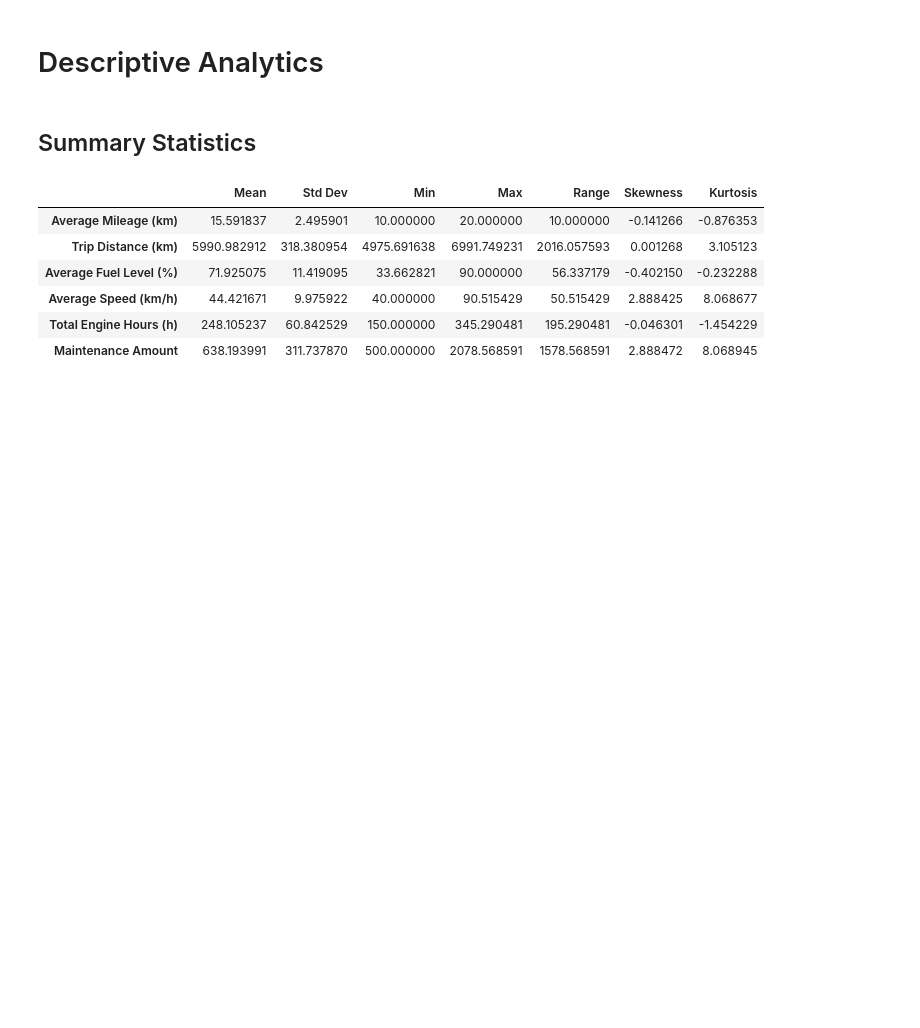
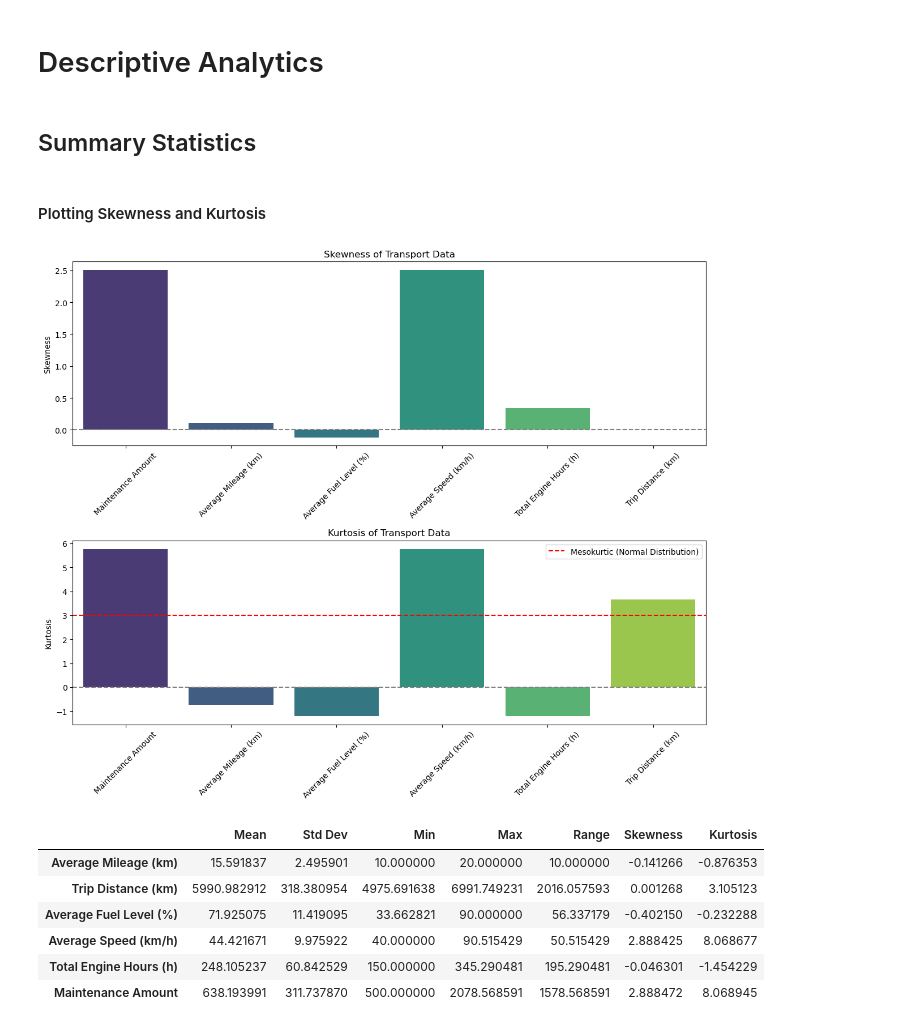
Before and after one commit to sulekhaaloorravi/Time-Series, a Jupyter notebook: maintenancecost_prediction_model.ipynb, the cells around one changed output. Saved outputs shown, nothing was run; the diff lists cells and outputs as text; code cells hidden in the pictures; blank space fills up the shorter version.

```diff
--- a/maintenancecost_prediction_model.ipynb
+++ b/maintenancecost_prediction_model.ipynb
@@ -122,0 +121,23 @@ kurtosis = pd.DataFrame(kurtosis, columns=['Kurtosis'])
+# %% [markdown]
+#### Plotting Skewness and Kurtosis
+# %%
+fig, axes = plt.subplots(2, 1, figsize=(12, 10))
+
+sns.barplot(x=skewness.index, y=skewness.values, ax=axes[0], palette="viridis")
+axes[0].axhline(0, color='gray', linestyle='--')
+axes[0].set_title('Skewness of Transport Data')
+axes[0].set_ylabel('Skewness')
+axes[0].set_xticklabels(skewness.index, rotation=45)
+
+sns.barplot(x=kurtosis.index, y=kurtosis.values, ax=axes[1], palette="viridis")
+axes[1].axhline(3, color='red', linestyle='--', label='Mesokurtic (Normal Distribution)')
+axes[1].axhline(0, color='gray', linestyle='--')
+axes[1].set_title('Kurtosis of Transport Data')
+axes[1].set_ylabel('Kurtosis')
+axes[1].set_xticklabels(kurtosis.index, rotation=45)
+axes[1].legend()
+
+plt.tight_layout()
+plt.show()
+# %% [output]
+[figure, added]
```
Also changed, not shown: parts of 3 cells of this notebook.
